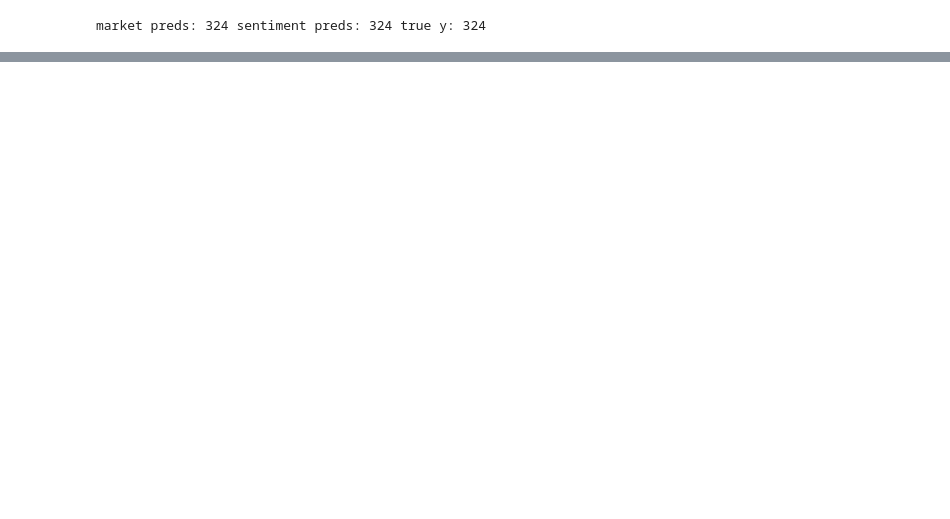
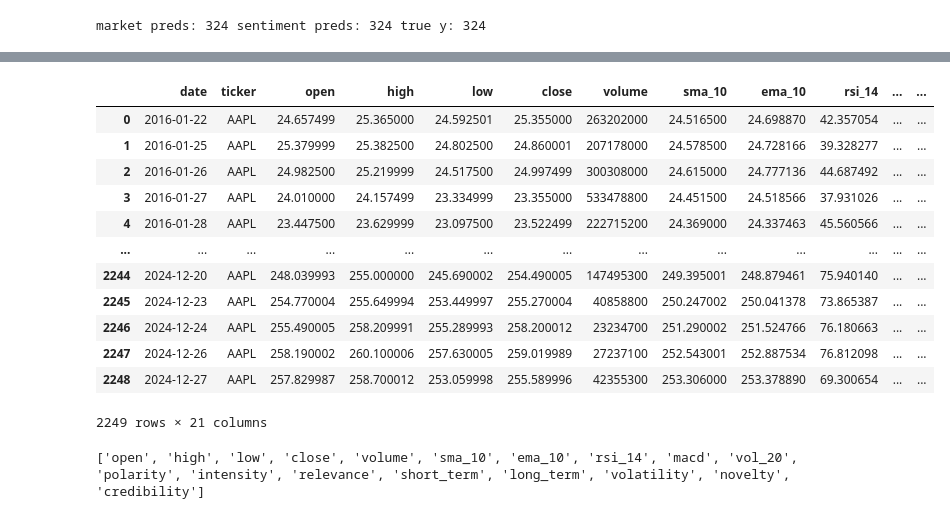
Before and after one commit to pham156/Stock_Predict_Social_Media, a Jupyter notebook: notebooks/model.ipynb, the cells around one changed output, grey strips where cells are left out. Saved outputs shown, nothing was run; the diff lists cells and outputs as text; code cells hidden in the pictures; blank space fills up the shorter version.

```diff
--- a/notebooks/model.ipynb
+++ b/notebooks/model.ipynb
@@ -543,0 +742,20 @@ Market + Sentiment LSTM Test MSE: 0.00018125210772268474
+# %%
+display(df)
+# %% [output]
+|  | date | ticker | open | high | low | close | volume | sma_10 | ema_10 | rsi_14 | ... | ... |
+| 0 | 2016-01-22 | AAPL | 24.657499 | 25.365000 | 24.592501 | 25.355000 | 263202000 | 24.516500 | 24.698870 | 42.357054 | ... | ... |
+| 1 | 2016-01-25 | AAPL | 25.379999 | 25.382500 | 24.802500 | 24.860001 | 207178000 | 24.578500 | 24.728166 | 39.328277 | ... | ... |
+| 2 | 2016-01-26 | AAPL | 24.982500 | 25.219999 | 24.517500 | 24.997499 | 300308000 | 24.615000 | 24.777136 | 44.687492 | ... | ... |
+| 3 | 2016-01-27 | AAPL | 24.010000 | 24.157499 | 23.334999 | 23.355000 | 533478800 | 24.451500 | 24.518566 | 37.931026 | ... | ... |
+| 4 | 2016-01-28 | AAPL | 23.447500 | 23.629999 | 23.097500 | 23.522499 | 222715200 | 24.369000 | 24.337463 | 45.560566 | ... | ... |
+| ... | ... | ... | ... | ... | ... | ... | ... | ... | ... | ... | ... | ... |
+| 2244 | 2024-12-20 | AAPL | 248.039993 | 255.000000 | 245.690002 | 254.490005 | 147495300 | 249.395001 | 248.879461 | 75.940140 | ... | ... |
+| 2245 | 2024-12-23 | AAPL | 254.770004 | 255.649994 | 253.449997 | 255.270004 | 40858800 | 250.247002 | 250.041378 | 73.865387 | ... | ... |
+| 2246 | 2024-12-24 | AAPL | 255.490005 | 258.209991 | 255.289993 | 258.200012 | 23234700 | 251.290002 | 251.524766 | 76.180663 | ... | ... |
+| 2247 | 2024-12-26 | AAPL | 258.190002 | 260.100006 | 257.630005 | 259.019989 | 27237100 | 252.543001 | 252.887534 | 76.812098 | ... | ... |
+| 2248 | 2024-12-27 | AAPL | 257.829987 | 258.700012 | 253.059998 | 255.589996 | 42355300 | 253.306000 | 253.378890 | 69.300654 | ... | ... |
+2249 rows × 21 columns
+# %%
+print(feature_cols)
+# %% [output]
+['open', 'high', 'low', 'close', 'volume', 'sma_10', 'ema_10', 'rsi_14', 'macd', 'vol_20', 'polarity', 'intensity', 'relevance', 'short_term', 'long_term', 'volatility', 'novelty', 'credibility']
```
Also changed, not shown: parts of 11 cells of this notebook, 2 other files.
